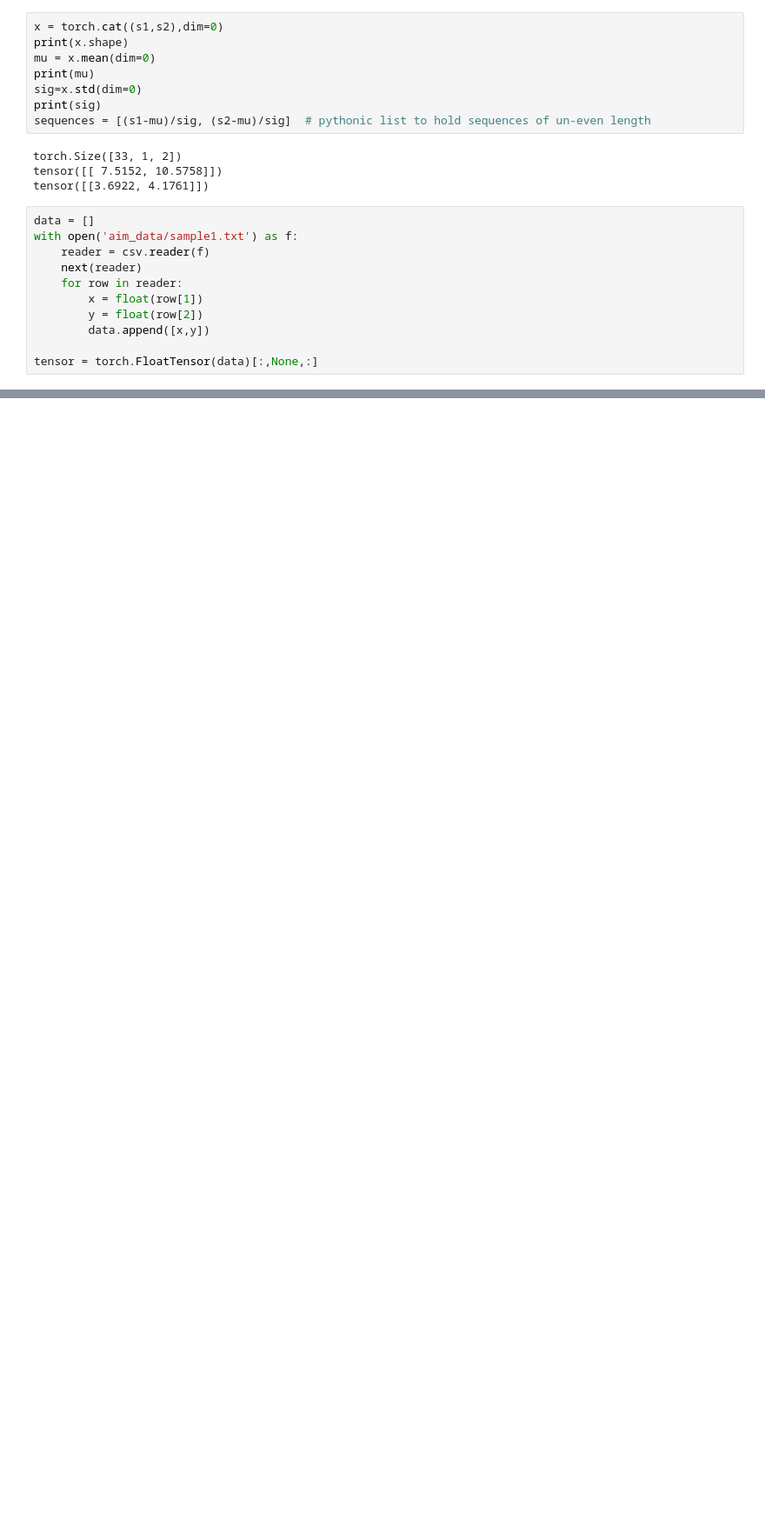
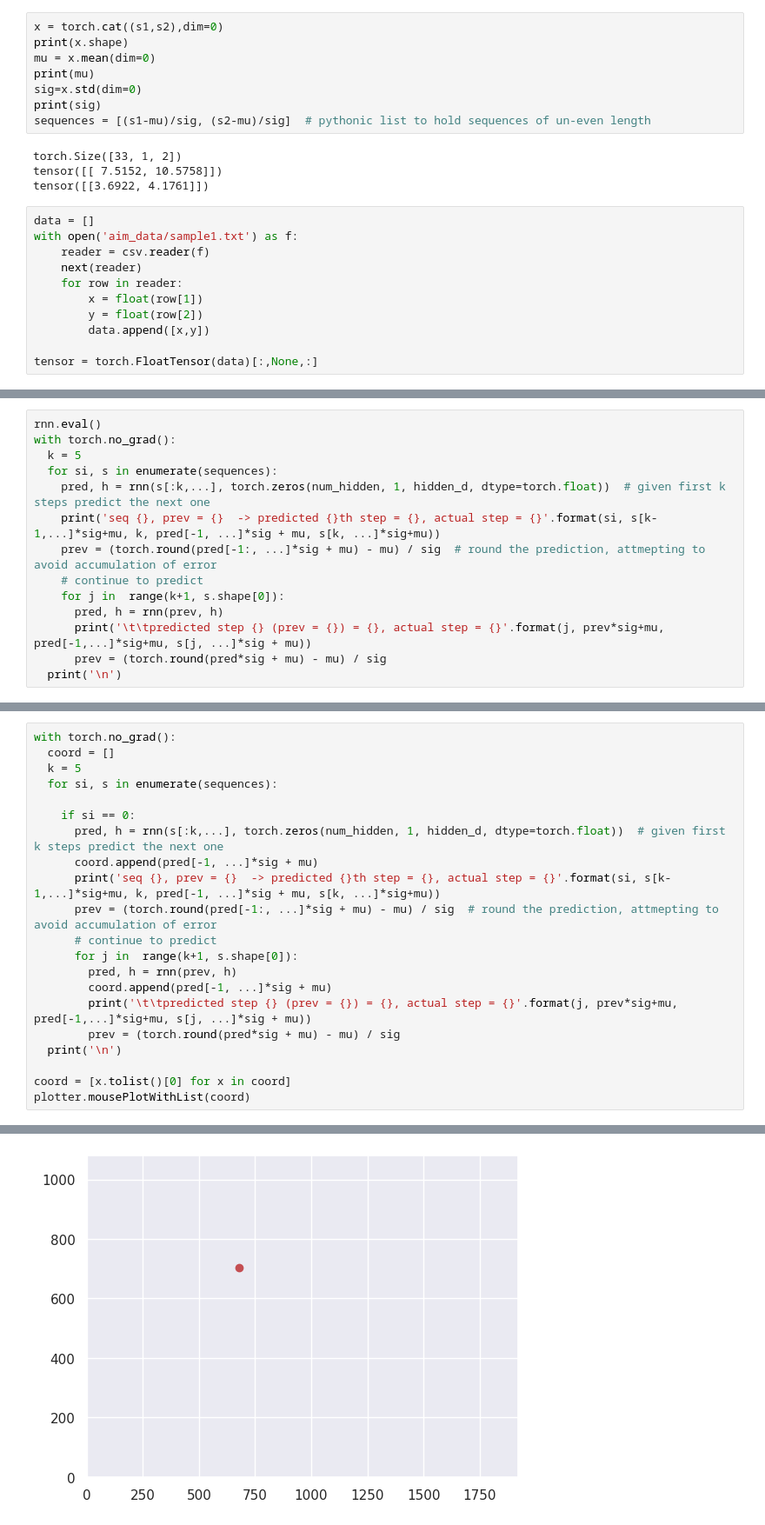
Before and after one commit to FreshMedlar/MouseTracker, a Jupyter notebook: modello.ipynb, the cells around one changed output, grey strips where cells are left out. Shown at 87% size. Drawn from its saved outputs; the diff is of its cells as text; blank space fills up the shorter version.

```diff
--- a/modello.ipynb
+++ b/modello.ipynb
@@ -84,0 +127,14 @@ for file_path in file_paths:
+# %%
+rnn.eval()
+with torch.no_grad():
+  k = 5
+  for si, s in enumerate(sequences):
+    pred, h = rnn(s[:k,...], torch.zeros(num_hidden, 1, hidden_d, dtype=torch.float))  # given first k steps predict the next one
+    print('seq {}, prev = {}  -> predicted {}th step = {}, actual step = {}'.format(si, s[k-1,...]*sig+mu, k, pred[-1, ...]*sig + mu, s[k, ...]*sig+mu))
+    prev = (torch.round(pred[-1:, ...]*sig + mu) - mu) / sig  # round the prediction, attmepting to avoid accumulation of error
+    # continue to predict
+    for j in  range(k+1, s.shape[0]):
+      pred, h = rnn(prev, h)
+      print('\t\tpredicted step {} (prev = {}) = {}, actual step = {}'.format(j, prev*sig+mu, pred[-1,...]*sig+mu, s[j, ...]*sig + mu))
+      prev = (torch.round(pred*sig + mu) - mu) / sig
+  print('\n')
@@ -84,0 +163,22 @@ for file_path in file_paths:
+# %%
+with torch.no_grad():
+  coord = []
+  k = 5
+  for si, s in enumerate(sequences):
+
+    if si == 0:
+      pred, h = rnn(s[:k,...], torch.zeros(num_hidden, 1, hidden_d, dtype=torch.float))  # given first k steps predict the next one
+      coord.append(pred[-1, ...]*sig + mu)
+      print('seq {}, prev = {}  -> predicted {}th step = {}, actual step = {}'.format(si, s[k-1,...]*sig+mu, k, pred[-1, ...]*sig + mu, s[k, ...]*sig+mu))
+      prev = (torch.round(pred[-1:, ...]*sig + mu) - mu) / sig  # round the prediction, attmepting to avoid accumulation of error
+      # continue to predict
+      for j in  range(k+1, s.shape[0]):
+        pred, h = rnn(prev, h)
+        coord.append(pred[-1, ...]*sig + mu)
+        print('\t\tpredicted step {} (prev = {}) = {}, actual step = {}'.format(j, prev*sig+mu, pred[-1,...]*sig+mu, s[j, ...]*sig + mu))
+        prev = (torch.round(pred*sig + mu) - mu) / sig
+  print('\n')
+
+coord = [x.tolist()[0] for x in coord]
+plotter.mousePlotWithList(coord)
+# %% [output]
@@ -84,0 +202 @@ for file_path in file_paths:
+[figure, added]
```
Also changed, not shown: parts of 8 cells of this notebook, 2 other files.
